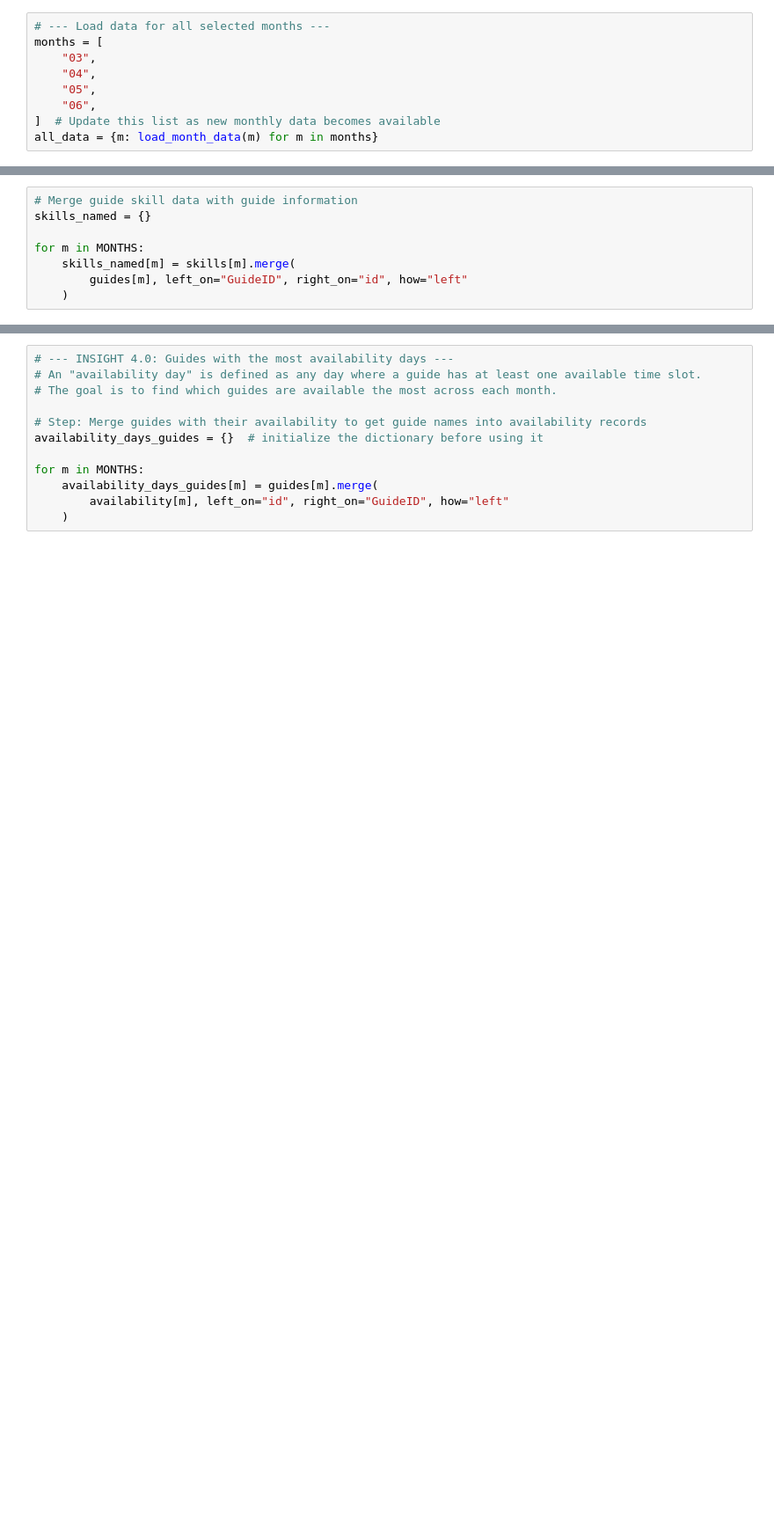
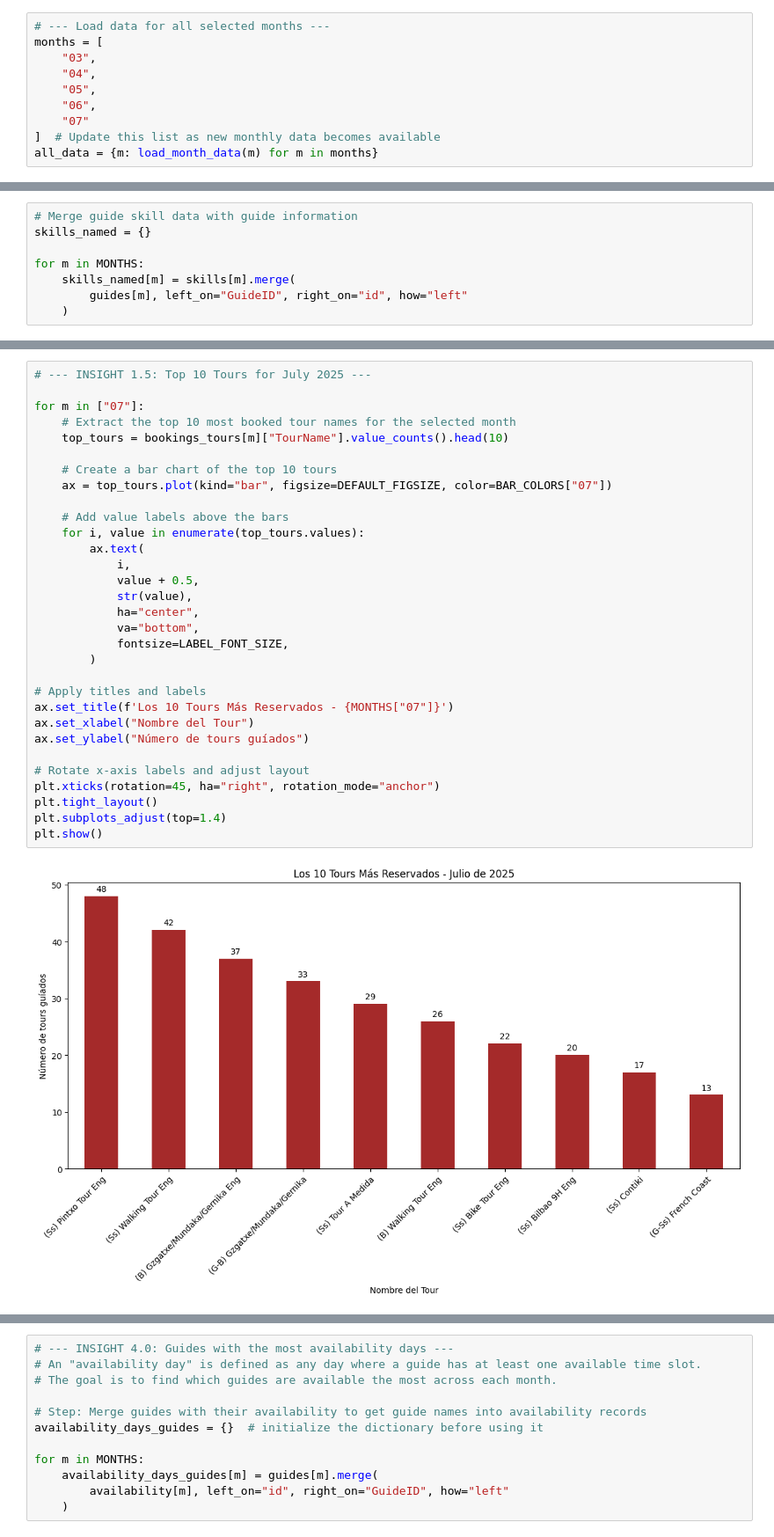
Before and after one commit to IlCata/tour-insights-dashboard, a Jupyter notebook: tour-insights-dashboard.ipynb, the cells around one changed output, grey strips where cells are left out. Shown at 88% size. Cells and saved outputs as stored; diff of their text form; blank space fills up the shorter version.

```diff
--- a/tour-insights-dashboard.ipynb
+++ b/tour-insights-dashboard.ipynb
@@ -81,6 +105,7 @@ months = [
     "04",
     "05",
     "06",
+    "07"
 ]  # Update this list as new monthly data becomes available
 all_data = {m: load_month_data(m) for m in months}
 # %%
@@ -254,3 +287,36 @@ plt.show()
+# %%
+# --- INSIGHT 1.5: Top 10 Tours for July 2025 ---
+
+for m in ["07"]:
+    # Extract the top 10 most booked tour names for the selected month
+    top_tours = bookings_tours[m]["TourName"].value_counts().head(10)
+
+    # Create a bar chart of the top 10 tours
+    ax = top_tours.plot(kind="bar", figsize=DEFAULT_FIGSIZE, color=BAR_COLORS["07"])
+
+    # Add value labels above the bars
+    for i, value in enumerate(top_tours.values):
+        ax.text(
+            i,
+            value + 0.5,
+            str(value),
+            ha="center",
+            va="bottom",
+            fontsize=LABEL_FONT_SIZE,
+        )
+
+# Apply titles and labels
+ax.set_title(f'Los 10 Tours Más Reservados - {MONTHS["07"]}')
+ax.set_xlabel("Nombre del Tour")
+ax.set_ylabel("Número de tours guíados")
+
+# Rotate x-axis labels and adjust layout
+plt.xticks(rotation=45, ha="right", rotation_mode="anchor")
+plt.tight_layout()
+plt.subplots_adjust(top=1.4)
+plt.show()
+# %% [output]
+[figure, added]
 # %%
 
 # --- INSIGHT 2.1: Peak Booking Dates in March 2025 ---
```
Also changed, not shown: parts of 75 cells of this notebook.
